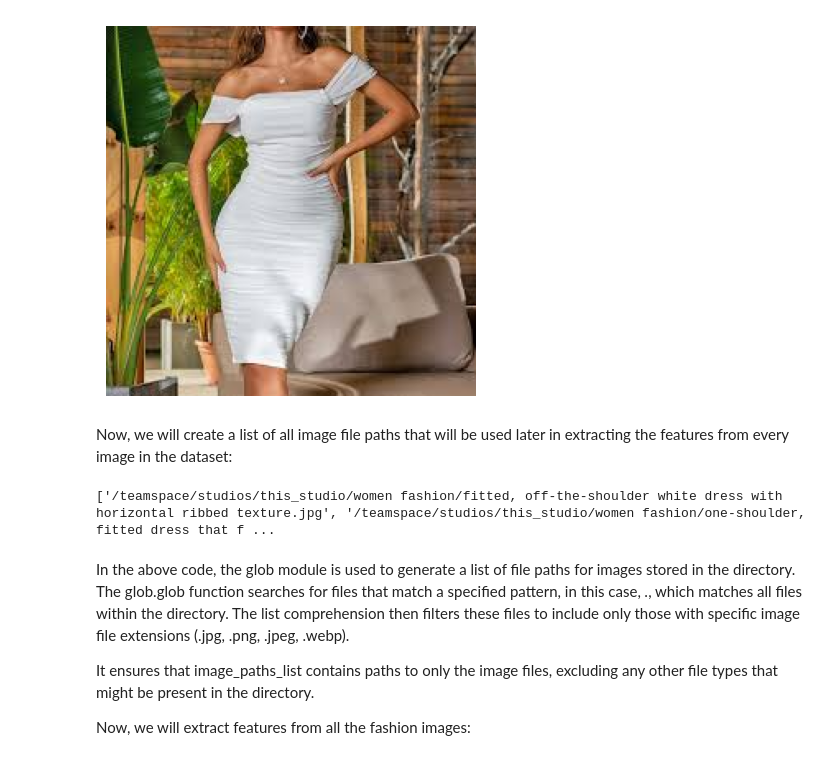
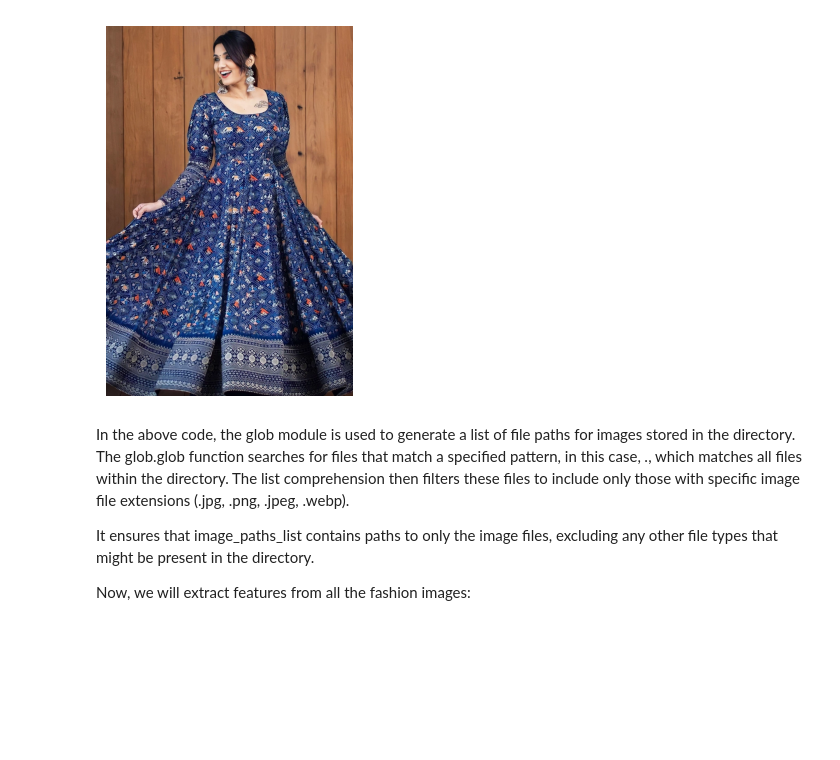
Before and after one commit to Alberto-Ruiz-CTS/ProjectIII, a Jupyter notebook: alberto_blasco.ipynb, the cells around one changed output. Saved outputs shown, nothing was run; the diff lists cells and outputs as text; code cells hidden in the pictures; blank space fills up the shorter version.

```diff
--- a/alberto_blasco.ipynb
+++ b/alberto_blasco.ipynb
@@ -1,7 +7,9 @@
 # %%
 # correcting the path to include the 'women fashion' directory and listing its contents
-extraction_directory_updated = "/teamspace/studios/this_studio/women fashion"
+
+#extraction_directory_updated = "/teamspace/studios/this_studio/women fashion"
+extraction_directory_updated = "/teamspace/studios/this_studio/ProjectIII/women_fashion"
 
 # list the files in the updated directory
 extracted_files_updated = os.listdir(extraction_directory_updated)
-extracted_files_updated[:10], len(extracted_files_updated)
+#extracted_files_updated[:10], len(extracted_files_updated)
@@ -20,36 +21,19 @@ extracted_files_updated[:10], len(extracted_files_updated)
 # %%
-from PIL import Image
-import matplotlib.pyplot as plt
-
 # function to load and display an image
 def display_image(file_path):
     image = Image.open(file_path)
     plt.imshow(image)
     plt.axis('off')
     plt.show()
 
 # display the first image to understand its characteristics
 
 
 # display the first image to understand its characteristics
-first_image_path = os.path.join(extraction_directory_updated, extracted_files_updated[0])
+first_image_path = os.path.join(extraction_directory_updated, extracted_files_updated[2])
 display_image(first_image_path)
 # %% [output]
-[figure, old version]
+[figure, new version]
-# %% [markdown]
-Now, we will create a list of all image file paths that will be used later in extracting the features from every image in the dataset:
-# %%
-import glob
-
-# directory path containing your images
-image_directory = '/teamspace/studios/this_studio/women fashion'
-
-image_paths_list = [file for file in glob.glob(os.path.join(image_directory, '*.*')) if file.endswith(('.jpg', '.png', '.jpeg', 'webp'))]
-
-# print the list of image file paths
-print(image_paths_list)
-# %% [output]
-['/teamspace/studios/this_studio/women fashion/fitted, off-the-shoulder white dress with horizontal ribbed texture.jpg', '/teamspace/studios/this_studio/women fashion/one-shoulder, fitted dress that f ...
 # %% [markdown]
 In the above code, the glob module is used to generate a list of file paths for images stored in the directory. The glob.glob function searches for files that match a specified pattern, in this case, *.*, which matches all files within the directory. The list comprehension then filters these files to include only those with specific image file extensions (.jpg, .png, .jpeg, .webp).
 
```
Also changed, not shown: parts of 8 cells of this notebook.
